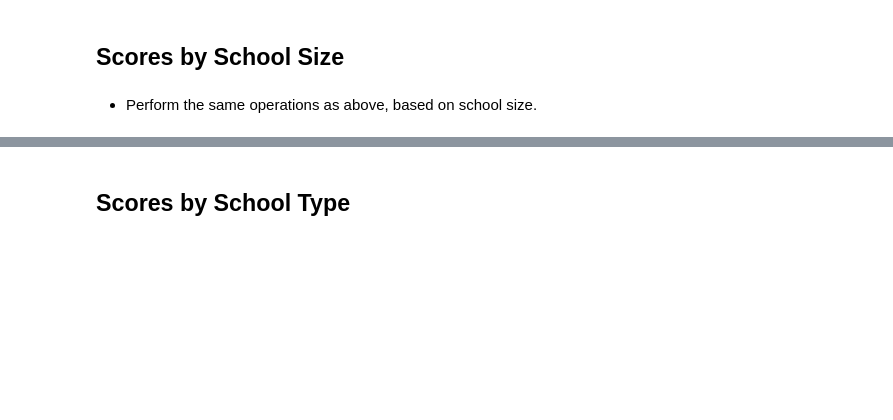
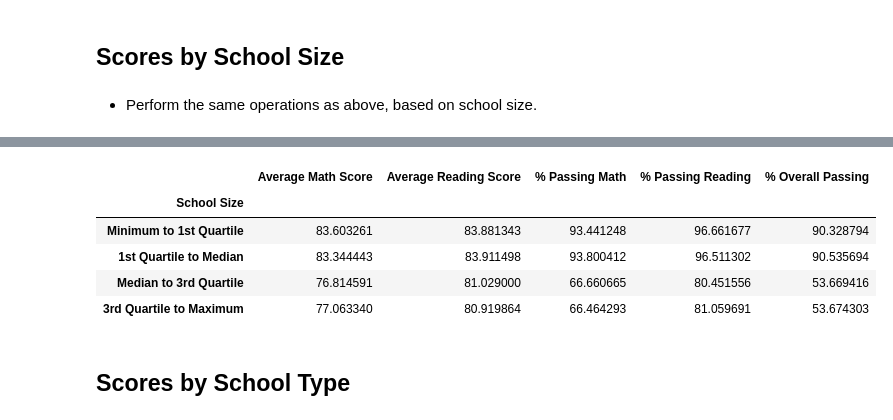
Before and after one commit to MrMrRPG/pandas-challenge, a Jupyter notebook: PyCitySchools/PyCitySchools_starter.ipynb, the cells around one changed output, grey strips where cells are left out. Drawn from its saved outputs; the diff is of its cells as text; code cells hidden in the pictures; blank space fills up the shorter version.

```diff
--- a/PyCitySchools/PyCitySchools_starter.ipynb
+++ b/PyCitySchools/PyCitySchools_starter.ipynb
@@ -393,3 +376,39 @@ student_budget_df.sort_values("Spending Per Student in Quartile")
+# %%
+# Definitions
+max_total_student = skl_summary_df['Total Students'].max()
+min_total_student = skl_summary_df['Total Students'].min()
+mean_total_student = skl_summary_df['Total Students'].mean()
+q1_total_student = skl_summary_df['Total Students'].quantile(.25)
+median_total_student = skl_summary_df['Total Students'].median()
+q3_total_student = skl_summary_df['Total Students'].quantile(.75)
+
+# Cost Per Student bin and index
+cost_bin = [min_total_student, q1_total_student, median_total_student,
+            q3_total_student, max_total_student]
+
+cost_index = ["Minimum to 1st Quartile", "1st Quartile to Median", "Median to 3rd Quartile",
+             "3rd Quartile to Maximum"]
+
+skl_summary_df["School Size"] = pd.cut(
+                    skl_summary_df['Total Students'], cost_bin, labels=cost_index, include_lowest=True)
+
+# score columns
+score_columns = ["Average Math Score", "Average Reading Score", "% Passing Math", "% Passing Reading",
+    "% Overall Passing"]
+
+# Groupby our fresh column
+total_student_df = skl_summary_df.groupby("School Size")
+total_student_df[score_columns].mean()
+# student_budget_df = student_budget_df.set_index("Spending Per Student in Quartile")[score_columns]
+# student_budget_df.sort_values("Spending Per Student in Quartile")
+# student_budget_df.max()
+# %% [output]
+|  | Average Math Score | Average Reading Score | % Passing Math | % Passing Reading | % Overall Passing |
+| School Size |  |  |  |  |  |
+| Minimum to 1st Quartile | 83.603261 | 83.881343 | 93.441248 | 96.661677 | 90.328794 |
+| 1st Quartile to Median | 83.344443 | 83.911498 | 93.800412 | 96.511302 | 90.535694 |
+| Median to 3rd Quartile | 76.814591 | 81.029000 | 66.660665 | 80.451556 | 53.669416 |
+| 3rd Quartile to Maximum | 77.063340 | 80.919864 | 66.464293 | 81.059691 | 53.674303 |
 # %% [markdown]
 ## Scores by School Type
 # %% [markdown]
```
Also changed, not shown: parts of 2 cells of this notebook.
